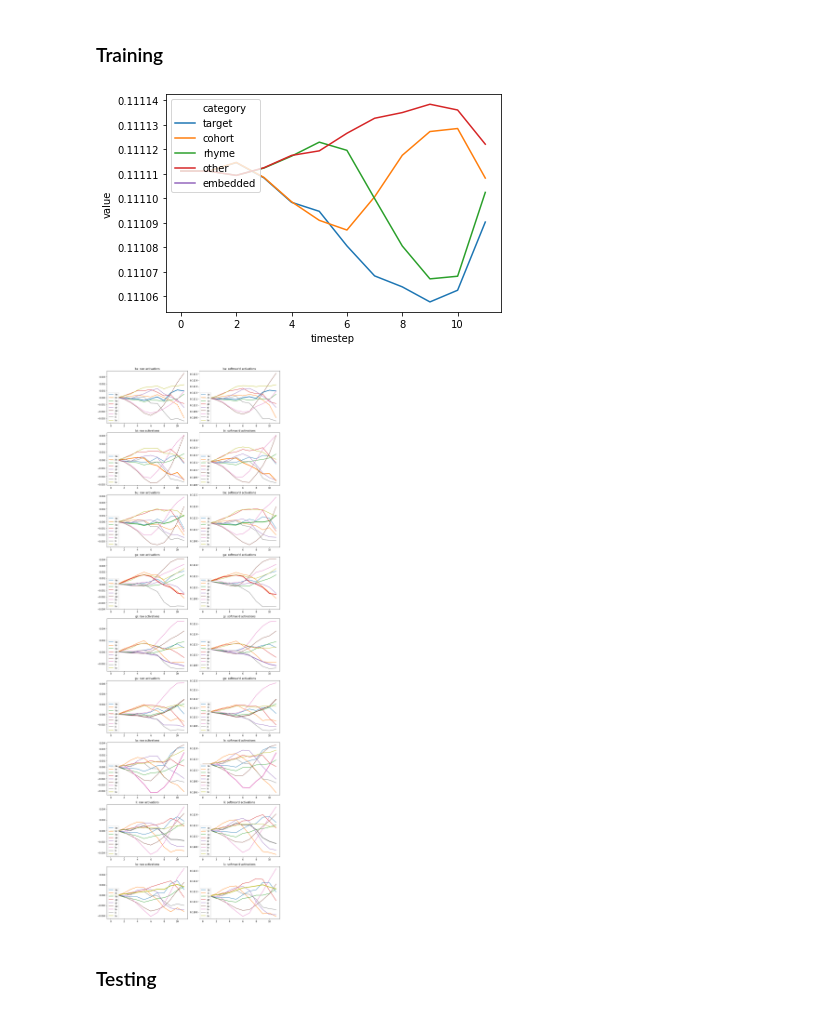
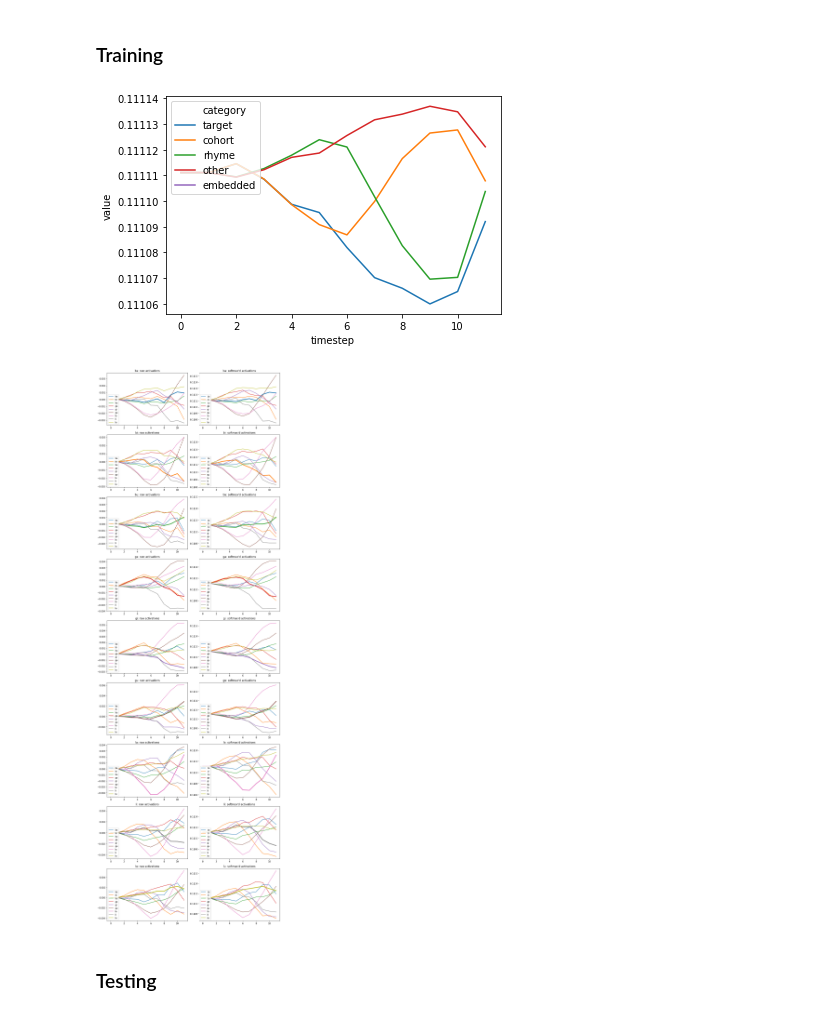
Before and after one commit to monicaycli/predictive_coding, a Jupyter notebook: toy_model_kalman_variant_4.ipynb, the cells around one changed output. Saved outputs shown, nothing was run; the diff lists cells and outputs as text; code cells hidden in the pictures.

Commit message:
fix order issue in individual timecourse plots

```diff
--- a/toy_model_kalman_variant_4.ipynb
+++ b/toy_model_kalman_variant_4.ipynb
@@ -70,7 +70,7 @@ for x in param.index:
 # %% [markdown]
 # Inputs
 # %%
-I_filenames = glob.glob(os.path.join(in_dir, "*.png"))
+I_filenames = sorted(glob.glob(os.path.join(in_dir, "*.png")))
 I_dict = {}
 
 for i in I_filenames:
@@ -172,12 +172,13 @@ r2_df_long["category"] = r2_df_long.apply(lambda x: category_given_target(x.labe
 sns.lineplot(x="timestep", y="value", hue="category", hue_order = ["target", "cohort", "rhyme", "other", "embedded"],
              err_style=None, data=r2_df_long).legend(loc="upper left");
 # %% [output]
-[figure, old version]
+[figure, new version]
 # %%
 raw_vs_softmax_plots(df=output_train_df.groupby("epoch").get_group(0),
-                     nrows=10, subplot_yx=(4,6), scale=1, groupby="label", value="r2_hat", c=softmax_c, sharey=timecourse_sharey)
+                     nrows=10, subplot_yx=(4,6), scale=1, groupby="label", value="r2_hat", nodes=list(I_dict.keys()),
+                     c=softmax_c, sharey=timecourse_sharey)
 # %% [output]
-[figure, old version]
+[figure, new version]
 # %% [markdown]
 ### Testing
 # %%
```
Also changed, not shown: parts of 4 cells of this notebook, 1 other file.
